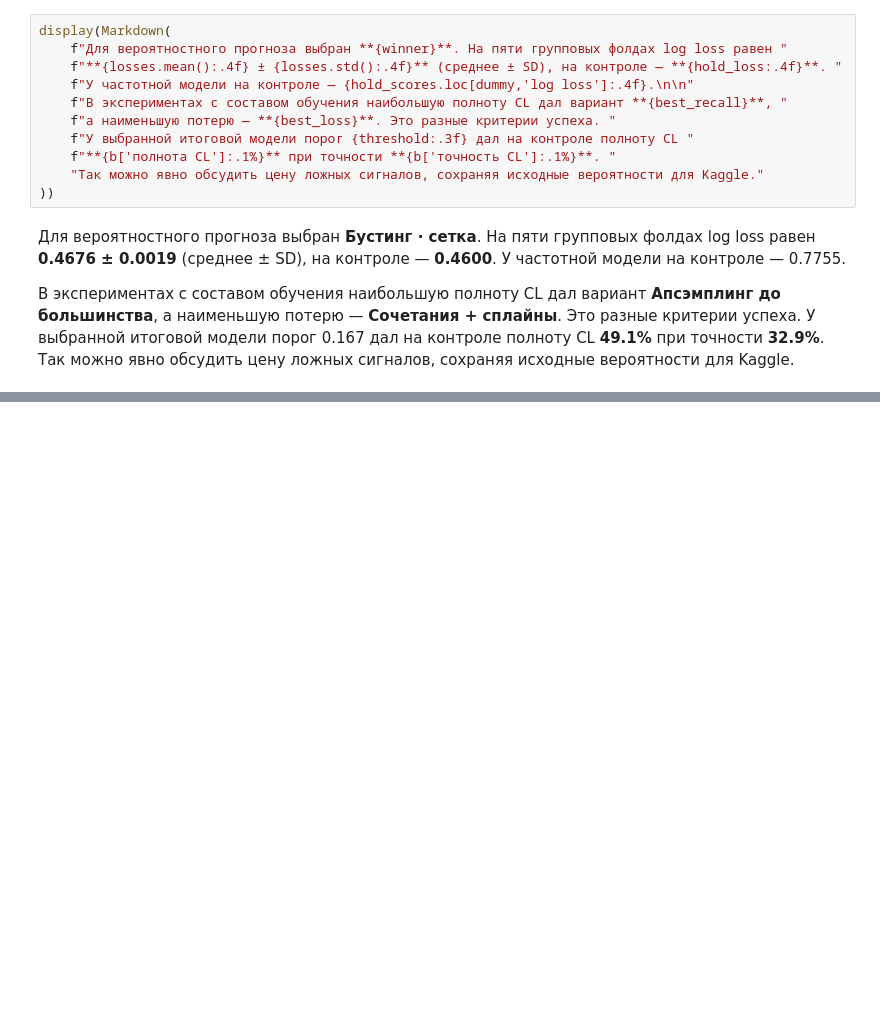
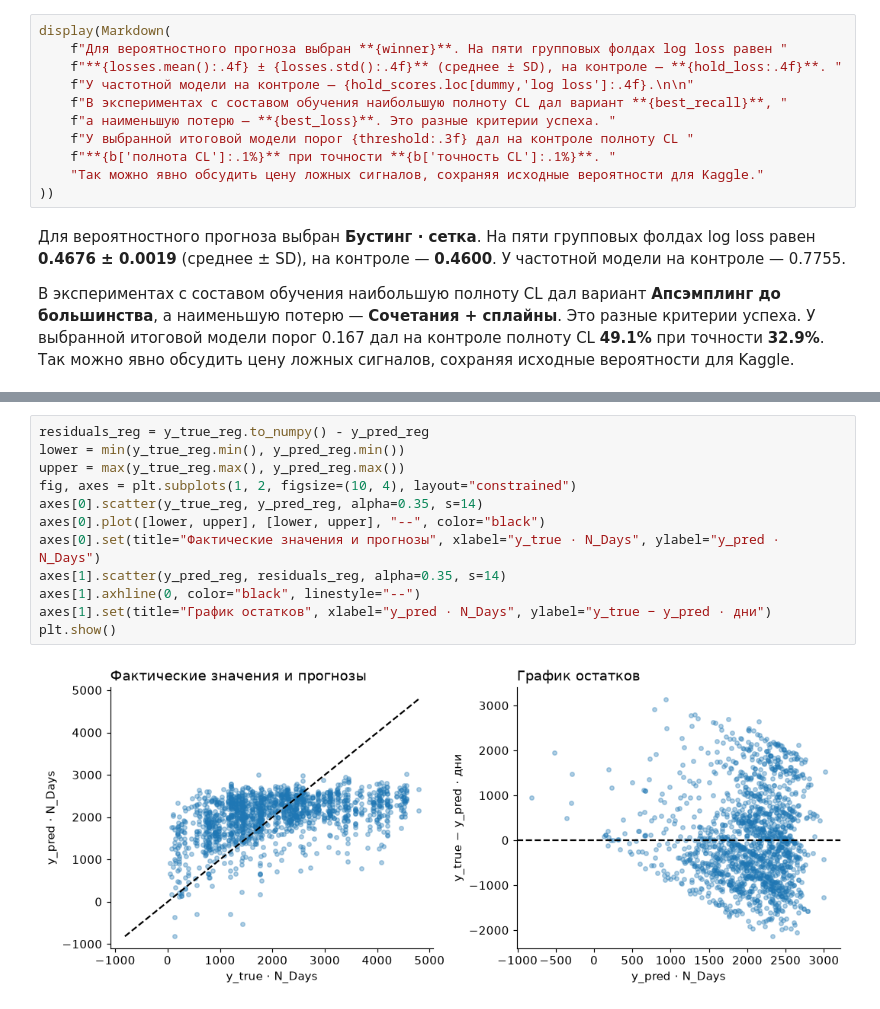
Before and after one commit to PavelK210/pbp-cirrhosis, a Jupyter notebook: 02_modeling.ipynb, the cells around one changed output, grey strips where cells are left out. Cells and saved outputs as stored; diff of their text form; blank space fills up the shorter version.

```diff
--- a/02_modeling.ipynb
+++ b/02_modeling.ipynb
@@ -800,0 +1010,14 @@ display(Markdown(
+# %%
+residuals_reg = y_true_reg.to_numpy() - y_pred_reg
+lower = min(y_true_reg.min(), y_pred_reg.min())
+upper = max(y_true_reg.max(), y_pred_reg.max())
+fig, axes = plt.subplots(1, 2, figsize=(10, 4), layout="constrained")
+axes[0].scatter(y_true_reg, y_pred_reg, alpha=0.35, s=14)
+axes[0].plot([lower, upper], [lower, upper], "--", color="black")
+axes[0].set(title="Фактические значения и прогнозы", xlabel="y_true · N_Days", ylabel="y_pred · N_Days")
+axes[1].scatter(y_pred_reg, residuals_reg, alpha=0.35, s=14)
+axes[1].axhline(0, color="black", linestyle="--")
+axes[1].set(title="График остатков", xlabel="y_pred · N_Days", ylabel="y_true − y_pred · дни")
+plt.show()
+# %% [output]
+[figure, added]
```
Also changed, not shown: parts of 16 cells of this notebook, 5 other files.
